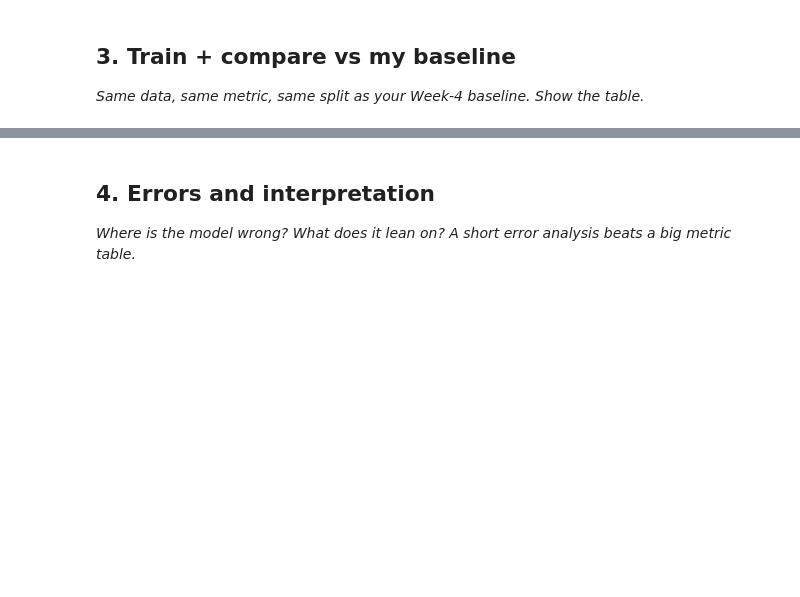
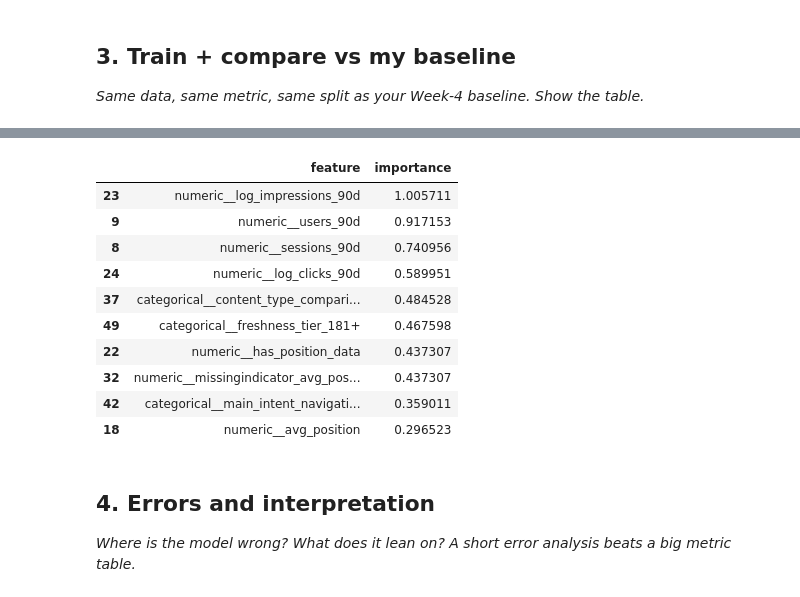
Before and after one commit to rudrabansal10/FlyRank_Internship, a Jupyter notebook: work/notebooks/w05_model.ipynb, the cells around one changed output, grey strips where cells are left out. Cells and saved outputs as stored; diff of their text form; code cells hidden in the pictures; blank space fills up the shorter version.

```diff
--- a/work/notebooks/w05_model.ipynb
+++ b/work/notebooks/w05_model.ipynb
@@ -21,3 +324,38 @@ This skeleton is yours to fill. Work the sections **in order** — each one has
+# %%
+#TOP FEATURES OF BEST MODEL
+
+winner_name = best_model
+winner = fitted_models[winner_name]
+
+feature_names = winner.named_steps["preprocessor"].get_feature_names_out()
+model = winner.named_steps["model"]
+
+if hasattr(model, "feature_importances"):
+    importance_values = model.feature_importances
+else:
+    importance_values = np.abs(model.coef_.ravel())
+
+feature_importance = (
+    pd.DataFrame({
+            "feature": feature_names,
+            "importance": importance_values,
+        }
+    ).sort_values("importance", ascending=False).head(10)
+)
+
+display(feature_importance)
+# %% [output]
+|  | feature | importance |
+| 23 | numeric__log_impressions_90d | 1.005711 |
+| 9 | numeric__users_90d | 0.917153 |
+| 8 | numeric__sessions_90d | 0.740956 |
+| 24 | numeric__log_clicks_90d | 0.589951 |
+| 37 | categorical__content_type_compari... | 0.484528 |
+| 49 | categorical__freshness_tier_181+ | 0.467598 |
+| 22 | numeric__has_position_data | 0.437307 |
+| 32 | numeric__missingindicator_avg_pos... | 0.437307 |
+| 42 | categorical__main_intent_navigati... | 0.359011 |
+| 18 | numeric__avg_position | 0.296523 |
 # %% [markdown]
 ## 4. Errors and interpretation
 
```
Also changed, not shown: parts of 13 cells of this notebook.
